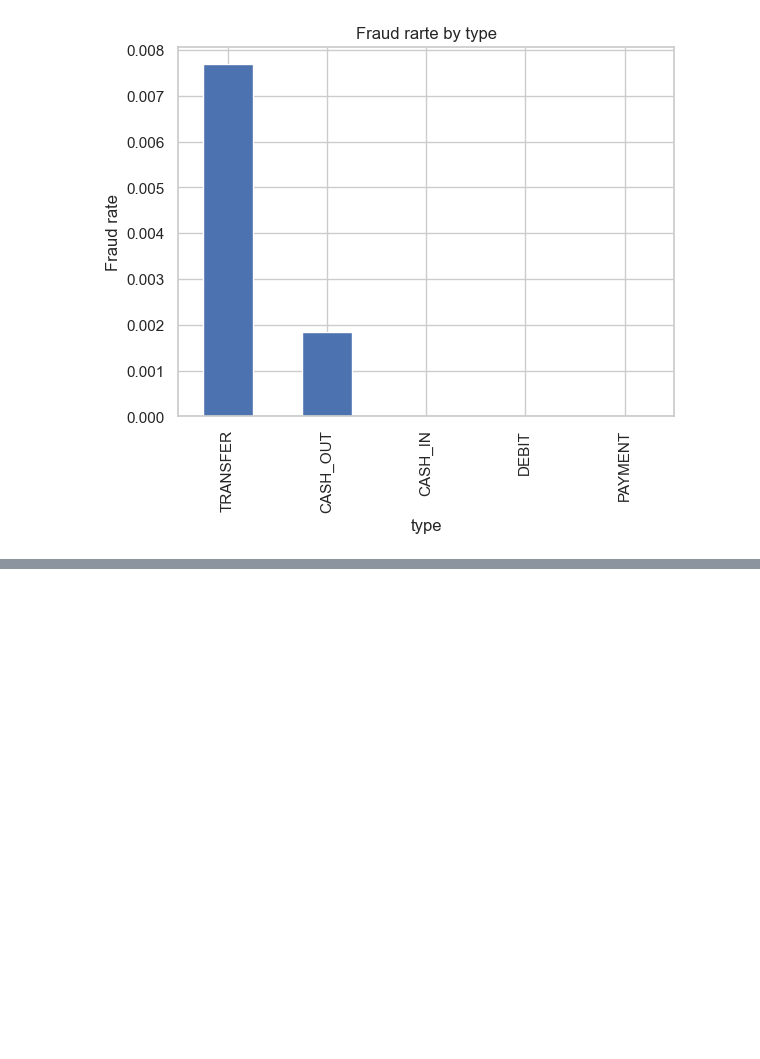
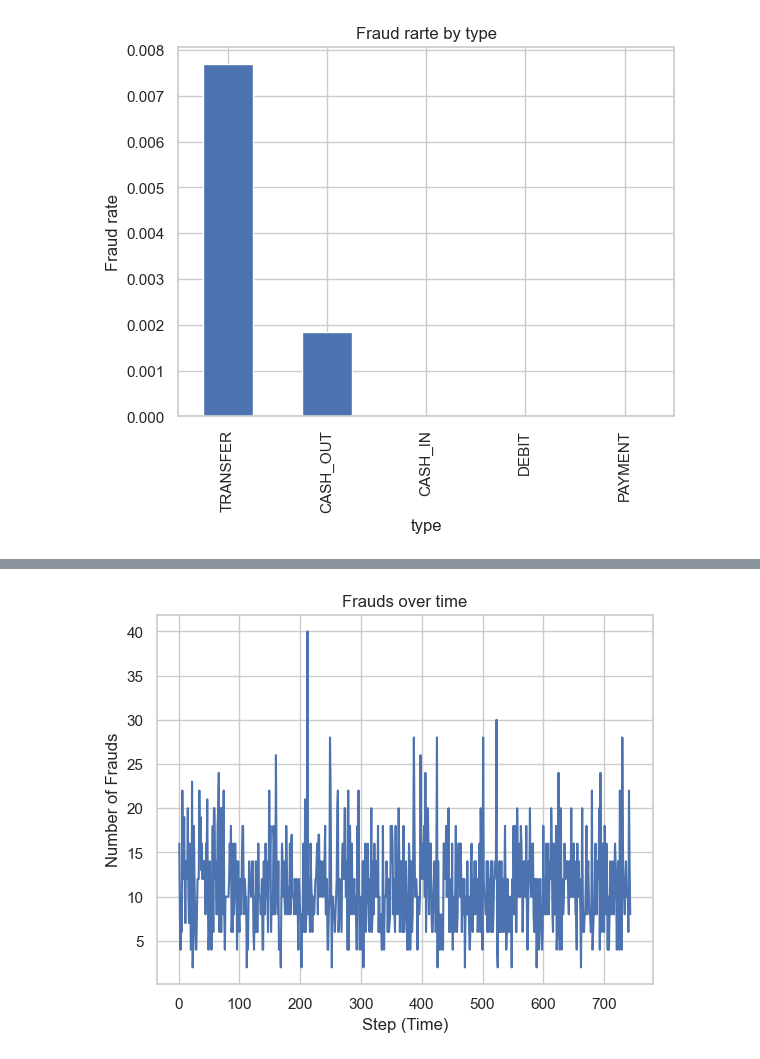
Before and after one commit to mahfuzur-mafu/Financial-Fraud-Detection-Analysis, a Jupyter notebook: projcet_model.ipynb, the cells around one changed output, grey strips where cells are left out. Saved outputs shown, nothing was run; the diff lists cells and outputs as text; code cells hidden in the pictures; blank space fills up the shorter version.

```diff
--- a/projcet_model.ipynb
+++ b/projcet_model.ipynb
@@ -130,0 +163,3 @@ plt.show()
+# %%
+df["newbalancDiffeOrig"]= df["oldbalanceOrg"] -df["newbalanceOrig"]
+df["newbalancDiffeDest"]= df["oldbalanceDest"] -df["newbalanceDest"]
@@ -130,0 +180,10 @@ plt.show()
+# %%
+fraud_per_step= df[df["isFraud"]== 1 ]["step"].value_counts().sort_index()
+plt.plot(fraud_per_step.index, fraud_per_step , label = "Frauds per step" )
+plt.xlabel("Step (Time)")
+plt.ylabel("Number of Frauds")
+plt.title("Frauds over time")
+plt.grid(True)
+plt.show()
+# %% [output]
+[figure, added]
```
Also changed, not shown: parts of 22 cells of this notebook.
